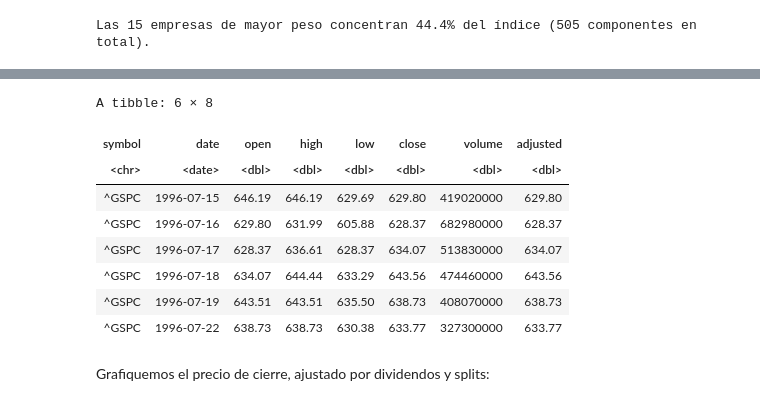
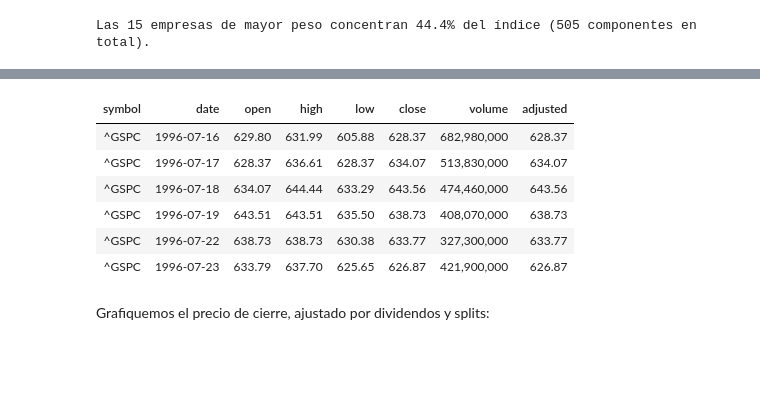
Before and after one commit to fdiaz1968/Finance-MBA, a Jupyter notebook: docs/clases/1_Riesgo_Retorno_R.ipynb, the cells around one changed output, grey strips where cells are left out. Drawn from its saved outputs; the diff is of its cells as text; code cells hidden in the pictures; blank space fills up the shorter version.

```diff
--- a/docs/clases/1_Riesgo_Retorno_R.ipynb
+++ b/docs/clases/1_Riesgo_Retorno_R.ipynb
@@ -293,18 +306,21 @@ end_date <- today()
 sp500_data <- tq_get("^GSPC",
                      from = start_date,
                      to = end_date)
-# %%
-head(sp500_data )
-# %% [output]
-A tibble: 6 × 8
-| symbol | date | open | high | low | close | volume | adjusted |
-| <chr> | <date> | <dbl> | <dbl> | <dbl> | <dbl> | <dbl> | <dbl> |
-| ^GSPC | 1996-07-15 | 646.19 | 646.19 | 629.69 | 629.80 | 419020000 | 629.80 |
-| ^GSPC | 1996-07-16 | 629.80 | 631.99 | 605.88 | 628.37 | 682980000 | 628.37 |
-| ^GSPC | 1996-07-17 | 628.37 | 636.61 | 628.37 | 634.07 | 513830000 | 634.07 |
-| ^GSPC | 1996-07-18 | 634.07 | 644.44 | 633.29 | 643.56 | 474460000 | 643.56 |
-| ^GSPC | 1996-07-19 | 643.51 | 643.51 | 635.50 | 638.73 | 408070000 | 638.73 |
-| ^GSPC | 1996-07-22 | 638.73 | 638.73 | 630.38 | 633.77 | 327300000 | 633.77 |
+# %%
+suppressPackageStartupMessages(library(knitr))
+suppressPackageStartupMessages(library(IRdisplay))
+
+display_html(as.character(
+  kable(head(sp500_data), format = "html", digits = 2, format.args = list(big.mark = ","))
+))
+# %% [output]
+| symbol | date | open | high | low | close | volume | adjusted |
+| ^GSPC | 1996-07-16 | 629.80 | 631.99 | 605.88 | 628.37 | 682,980,000 | 628.37 |
+| ^GSPC | 1996-07-17 | 628.37 | 636.61 | 628.37 | 634.07 | 513,830,000 | 634.07 |
+| ^GSPC | 1996-07-18 | 634.07 | 644.44 | 633.29 | 643.56 | 474,460,000 | 643.56 |
+| ^GSPC | 1996-07-19 | 643.51 | 643.51 | 635.50 | 638.73 | 408,070,000 | 638.73 |
+| ^GSPC | 1996-07-22 | 638.73 | 638.73 | 630.38 | 633.77 | 327,300,000 | 633.77 |
+| ^GSPC | 1996-07-23 | 633.79 | 637.70 | 625.65 | 626.87 | 421,900,000 | 626.87 |
 # %% [markdown]
 Grafiquemos el precio de cierre, ajustado por dividendos y splits:
 # %%
```
Also changed, not shown: parts of 3 cells of this notebook.
